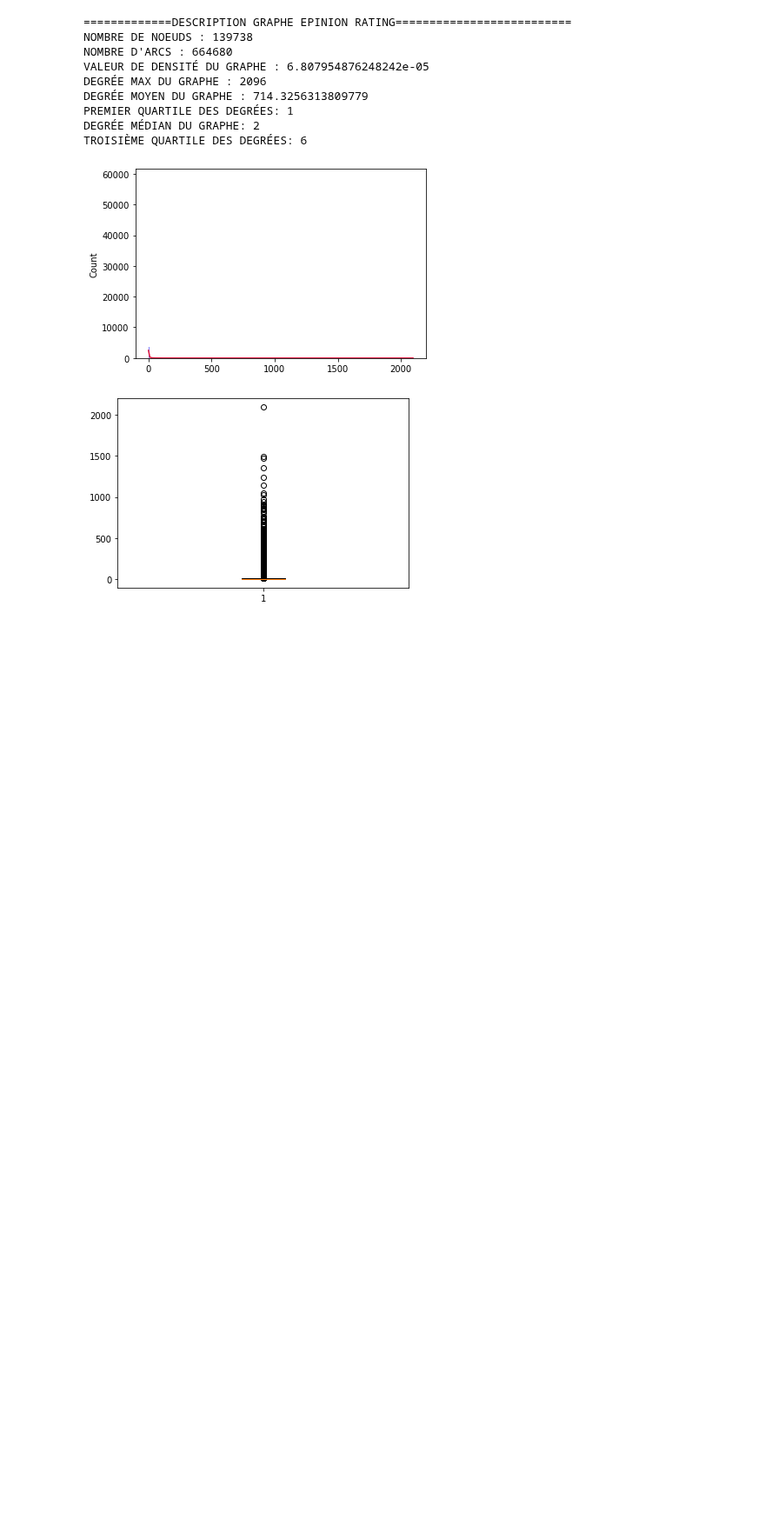
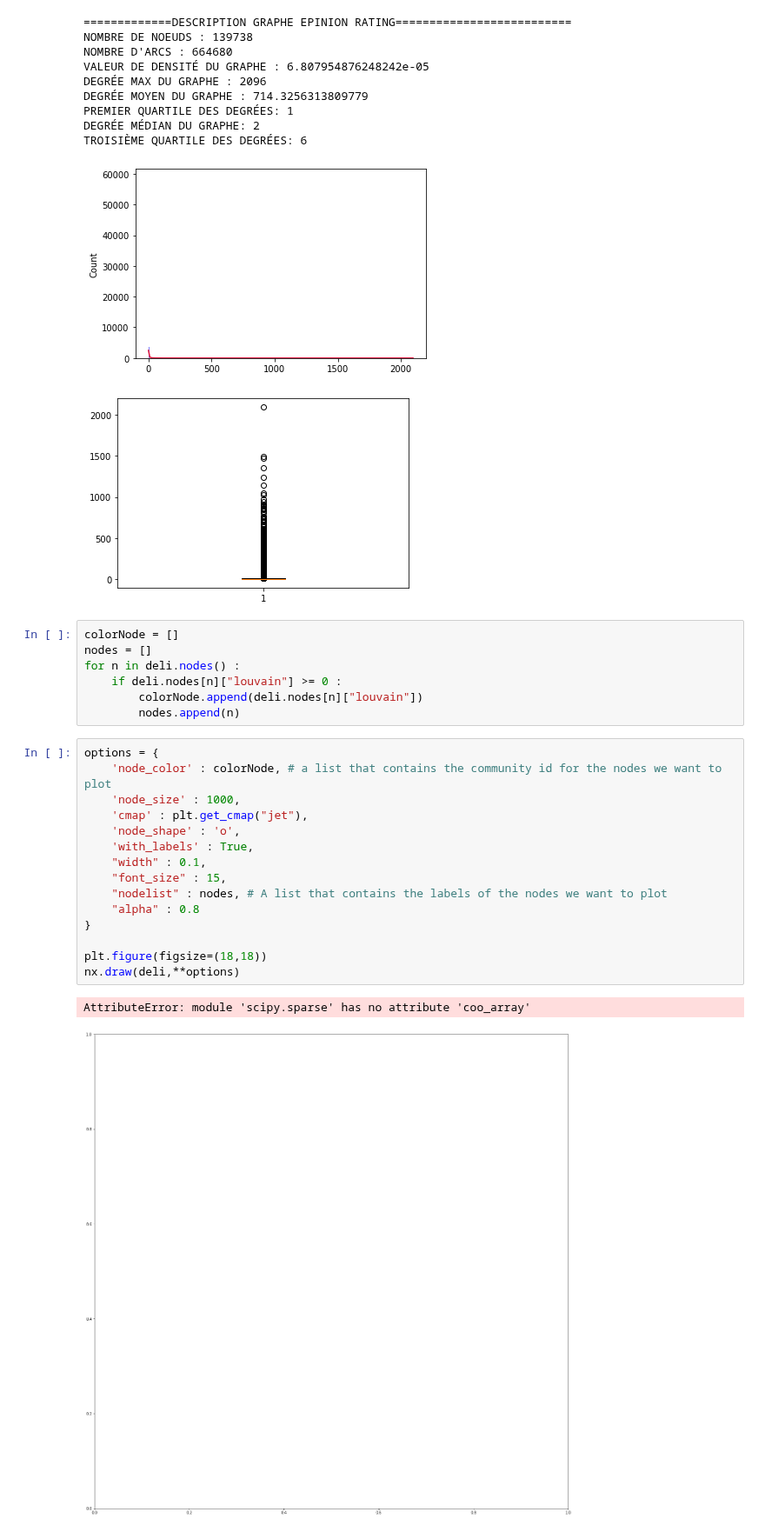
Before and after one commit to AlletP/mini-projet_graph_ALLET_BESSET, a Jupyter notebook: part1/Projet.ipynb, the cells around one changed output. Shown at 87% size. Cells and saved outputs as stored; diff of their text form; blank space fills up the shorter version.

```diff
--- a/part1/Projet.ipynb
+++ b/part1/Projet.ipynb
@@ -80,3 +130,28 @@ DEGRÉE MÉDIAN DU GRAPHE: 2
 TROISIÈME QUARTILE DES DEGRÉES: 6
 [figure]
 [figure]
+# %%
+colorNode = []
+nodes = []
+for n in deli.nodes() :
+    if deli.nodes[n]["louvain"] >= 0 :
+        colorNode.append(deli.nodes[n]["louvain"])
+        nodes.append(n)
+# %%
+options = {
+    'node_color' : colorNode, # a list that contains the community id for the nodes we want to plot
+    'node_size' : 1000,
+    'cmap' : plt.get_cmap("jet"),
+    'node_shape' : 'o',
+    'with_labels' : True,
+    "width" : 0.1,
+    "font_size" : 15,
+    "nodelist" : nodes, # A list that contains the labels of the nodes we want to plot
+    "alpha" : 0.8
+}
+
+plt.figure(figsize=(18,18))
+nx.draw(deli,**options)
+# %% [output]
+AttributeError: module 'scipy.sparse' has no attribute 'coo_array'
+[figure, added]
```
Also changed, not shown: parts of 9 cells of this notebook, 17 other files.
